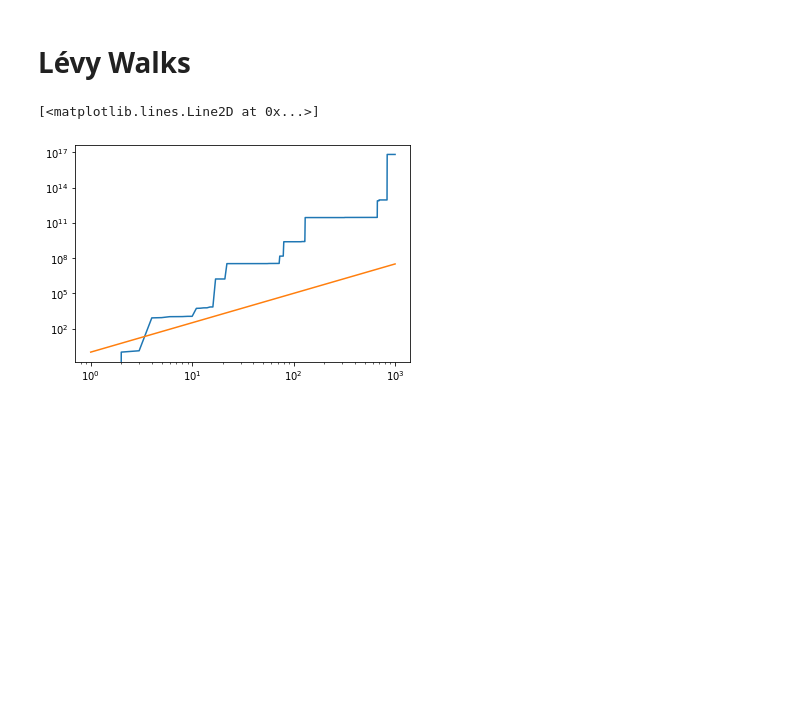
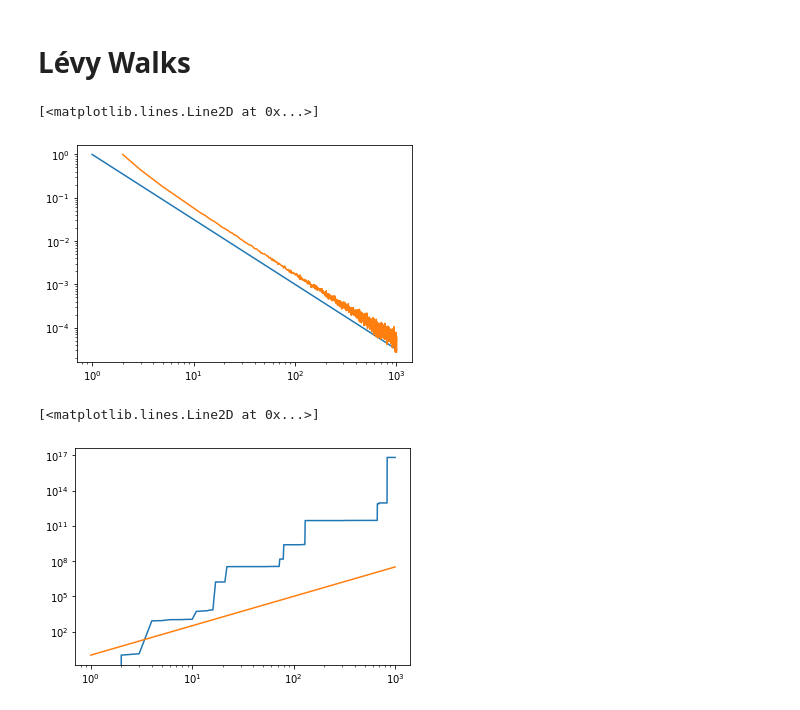
Before and after one commit to gorkamunoz/rl_opts, a Jupyter notebook: nbs/diffusion_walks.ipynb, the cells around one changed output. Cells and saved outputs as stored; diff of their text form; code cells hidden in the pictures; blank space fills up the shorter version.

```diff
--- a/nbs/diffusion_walks.ipynb
+++ b/nbs/diffusion_walks.ipynb
@@ -17,7 +17,20 @@ from rl_optimal_search.environment import isBetween_ab_Vec, target_search
 # %%
 #export
 def lw_step(alpha, num_part = 1):
-    return (1 - np.random.rand(num_part))**(-1/alpha)
+    return (1 - np.random.rand(num_part))**(-1/(alpha))
+# %%
+beta = 0.5
+x = np.arange(1, 1000)
+
+num = lw_step(beta, num_part=1000000)
+# %%
+h, e = np.histogram(num, bins = np.linspace(1, 1e3, 1000))
+theory = x**(-beta-1)
+plt.loglog(x, theory)
+plt.loglog(e[1:], h/h[0])
+# %% [output]
+[<matplotlib.lines.Line2D at 0x...>]
+[figure, added]
 # %%
 #export
 def lw_trajs(N = 1, T = 100, alpha = 1, L = None, BC = 'reflectant'):
```
Also changed, not shown: parts of 33 cells of this notebook, 5 other files.
